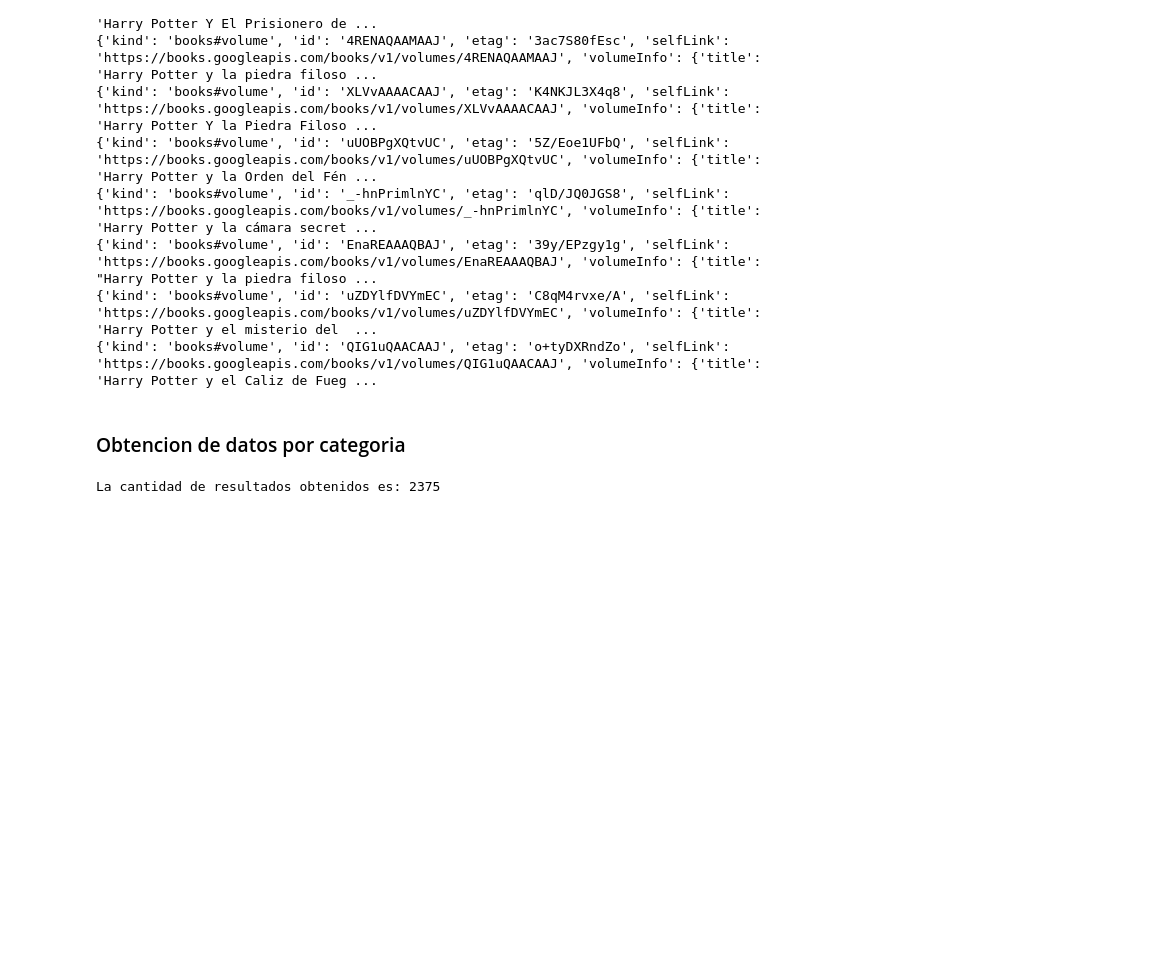
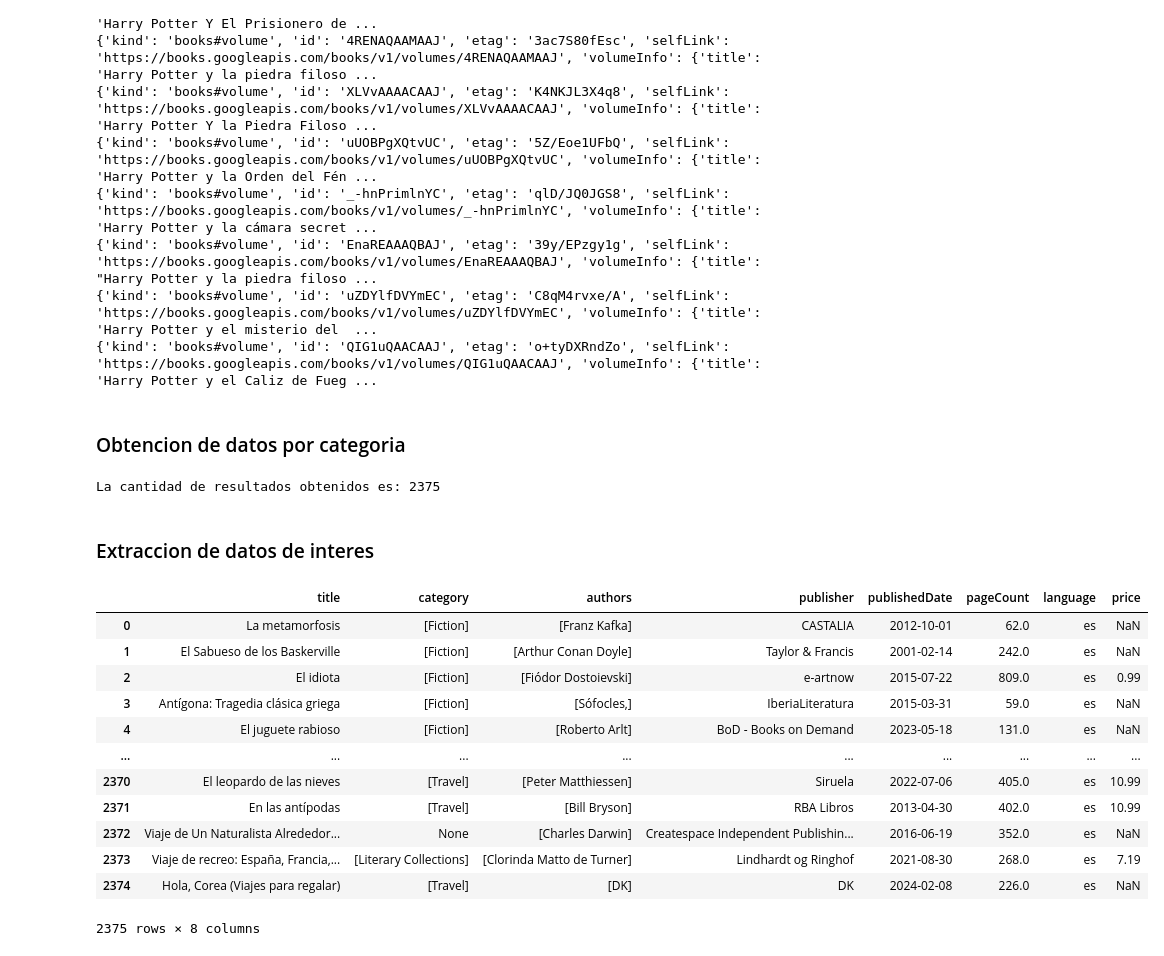
Before and after one commit to arielRas/DataAdqusition, a Jupyter notebook: API GoogleBooks/ApiGgBook.ipynb, the cells around one changed output. Drawn from its saved outputs; the diff is of its cells as text; code cells hidden in the pictures; blank space fills up the shorter version.

Commit message:
Se extraen los datos de interes del json con los datos generales

```diff
--- a/API GoogleBooks/ApiGgBook.ipynb
+++ b/API GoogleBooks/ApiGgBook.ipynb
@@ -66,0 +67,2 @@ with open('GBookData.json','w') as file:
+# %% [markdown]
+### Extraccion de datos de interes
@@ -66,0 +87,18 @@ with open('GBookData.json','w') as file:
+# %%
+df = pd.read_json('Books.json')
+# %%
+df
+# %% [output]
+|  | title | category | authors | publisher | publishedDate | pageCount | language | price |
+| 0 | La metamorfosis | [Fiction] | [Franz Kafka] | CASTALIA | 2012-10-01 | 62.0 | es | NaN |
+| 1 | El Sabueso de los Baskerville | [Fiction] | [Arthur Conan Doyle] | Taylor & Francis | 2001-02-14 | 242.0 | es | NaN |
+| 2 | El idiota | [Fiction] | [Fiódor Dostoievski] | e-artnow | 2015-07-22 | 809.0 | es | 0.99 |
+| 3 | Antígona: Tragedia clásica griega | [Fiction] | [Sófocles,] | IberiaLiteratura | 2015-03-31 | 59.0 | es | NaN |
+| 4 | El juguete rabioso | [Fiction] | [Roberto Arlt] | BoD - Books on Demand | 2023-05-18 | 131.0 | es | NaN |
+| ... | ... | ... | ... | ... | ... | ... | ... | ... |
+| 2370 | El leopardo de las nieves | [Travel] | [Peter Matthiessen] | Siruela | 2022-07-06 | 405.0 | es | 10.99 |
+| 2371 | En las antípodas | [Travel] | [Bill Bryson] | RBA Libros | 2013-04-30 | 402.0 | es | 10.99 |
+| 2372 | Viaje de Un Naturalista Alrededor... | None | [Charles Darwin] | Createspace Independent Publishin... | 2016-06-19 | 352.0 | es | NaN |
+| 2373 | Viaje de recreo: España, Francia,... | [Literary Collections] | [Clorinda Matto de Turner] | Lindhardt og Ringhof | 2021-08-30 | 268.0 | es | 7.19 |
+| 2374 | Hola, Corea (Viajes para regalar) | [Travel] | [DK] | DK | 2024-02-08 | 226.0 | es | NaN |
+2375 rows × 8 columns
```
Also changed, not shown: parts of 5 cells of this notebook, 1 other file.
